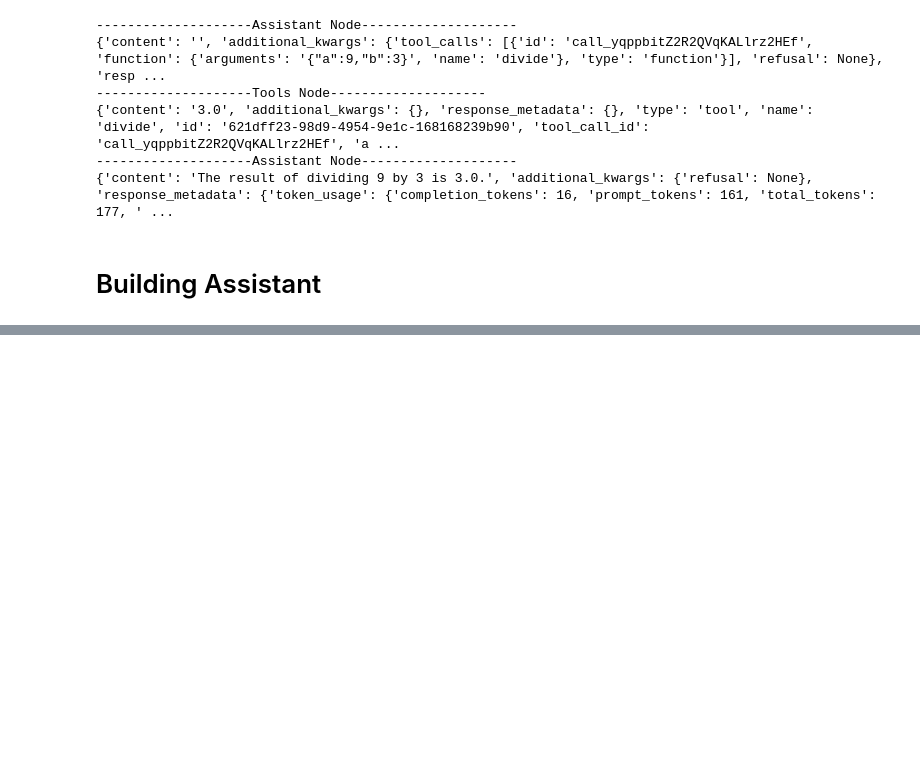
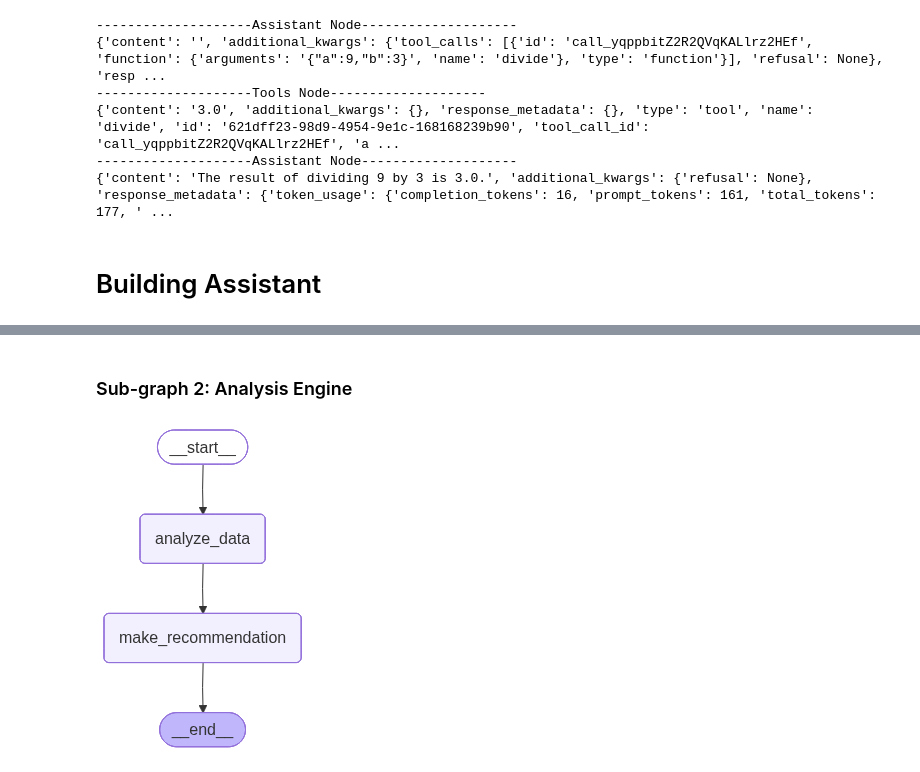
Before and after one commit to DerrickVericho/LLM-Portofolio, a Jupyter notebook: notebook/langgraph.ipynb, the cells around one changed output, grey strips where cells are left out. Cells and saved outputs as stored; diff of their text form; code cells hidden in the pictures; blank space fills up the shorter version.

```diff
--- a/notebook/langgraph.ipynb
+++ b/notebook/langgraph.ipynb
@@ -2547,0 +2767,38 @@ async for chunk in client.runs.stream(
+# %% [markdown]
+### Sub-graph 2:  Analysis Engine
+# %%
+def analyze_market_indicator(state: AnalysisState) -> AnalysisState:
+
+    # Example indicator data
+    indicators = {
+        "rsi": random.uniform(20, 80),
+        "macd": random.uniform(-2, 2),
+        "bollinger_position": random.uniform(0, 1),
+    }
+
+    state["technical_indicators"] = indicators
+    return state
+
+def make_recommendation(state: AnalysisState) -> AnalysisState:
+
+    sentiment_score = random.uniform(-1, 1) # Assume we did the sentiment based on indicator
+    state["sentiment_score"] = sentiment_score
+
+    if sentiment_score > 0.3:
+        state["recommendation"] = "Buy"
+    elif sentiment_score < -0.3:
+        state["recommendation"] = "Sell"
+    else:
+        state["recommendation"] = "Hold"
+
+    return {"recommendation": state["recommendation"]}
+# %%
+sub_graph2 = StateGraph(AnalysisState)
+sub_graph2.add_node("analyze_data", analyze_market_indicator)
+sub_graph2.add_node("make_recommendation", make_recommendation)
+sub_graph2.add_edge(START, "analyze_data")
+sub_graph2.add_edge("analyze_data", "make_recommendation")
+sub_graph2.add_edge("make_recommendation", END)
+sub_graph2.compile()
+# %% [output]
+[figure, added]
```
Also changed, not shown: parts of 23 cells of this notebook, 7 other files.
